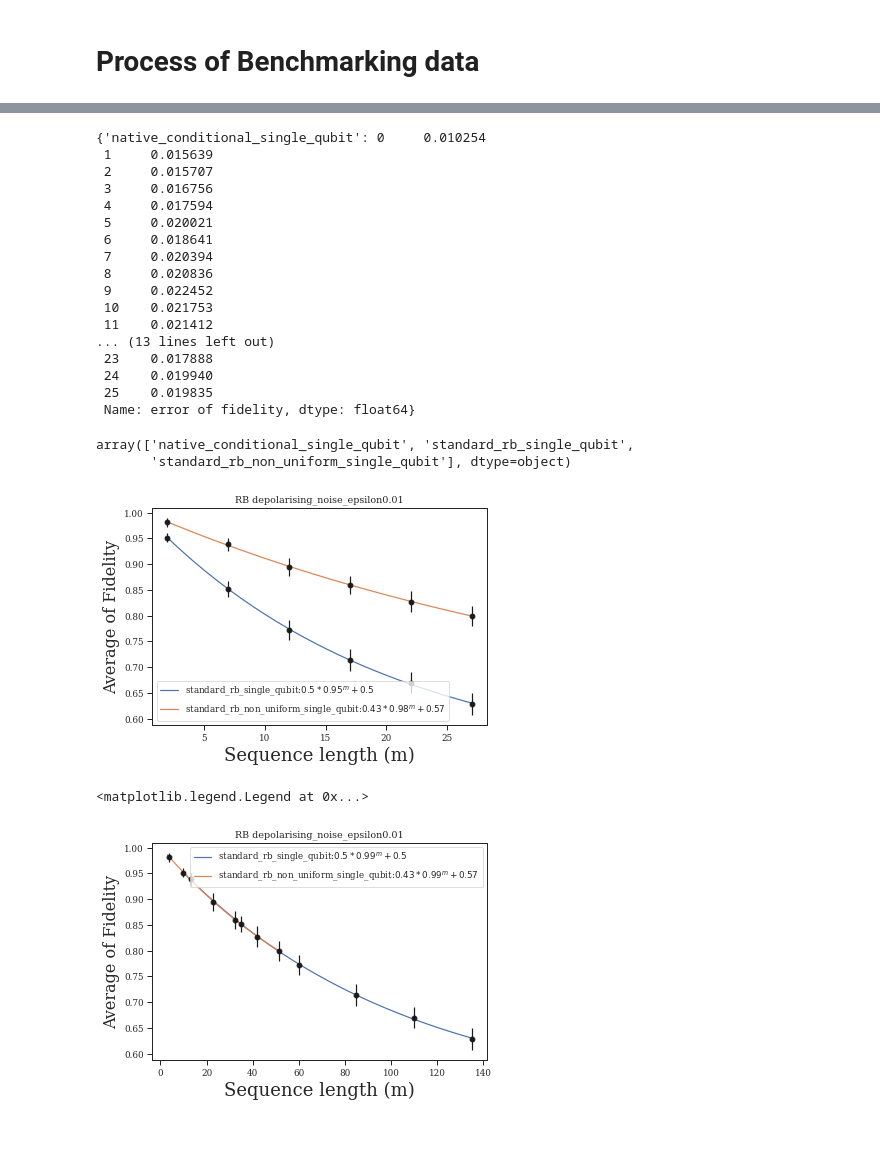
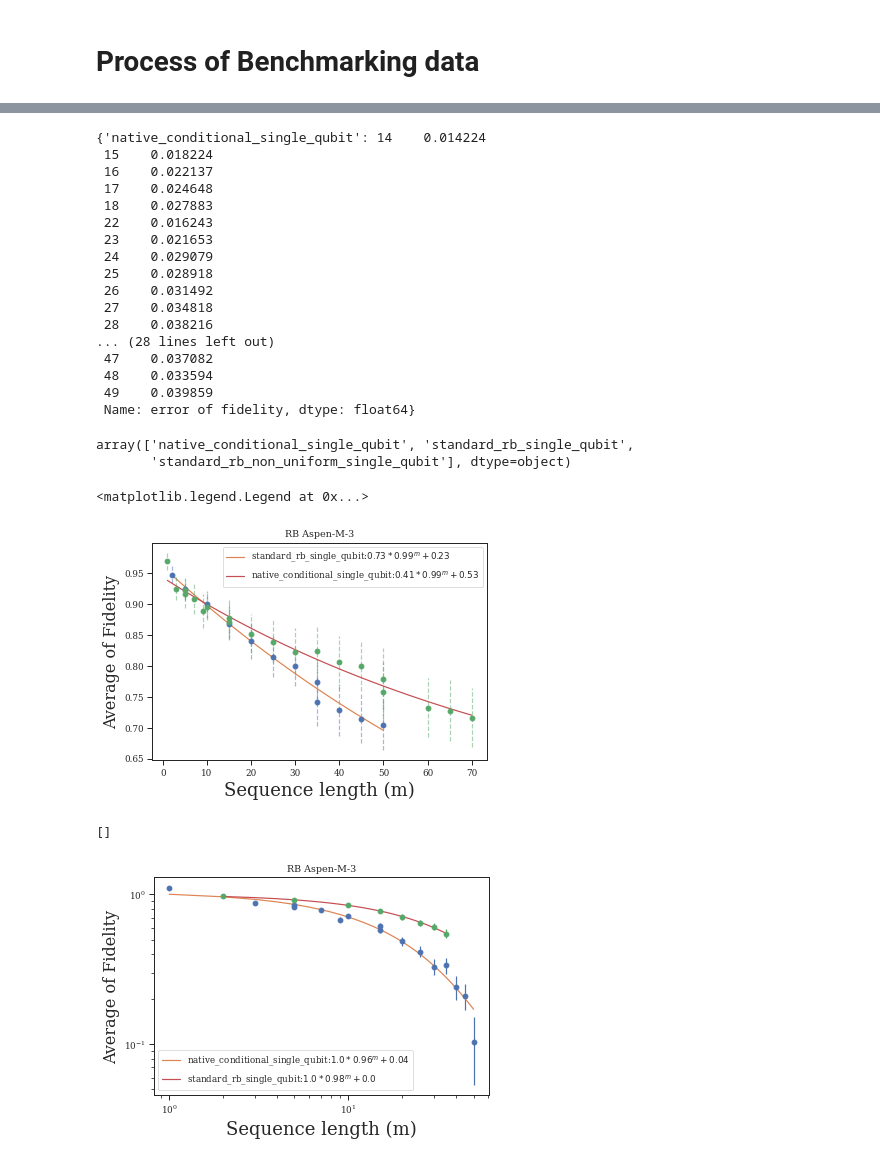
Before and after one commit to mmehrani/Randomized_Benchmarking_protocol, a Jupyter notebook: data_post_processing.ipynb, the cells around one changed output, grey strips where cells are left out. Drawn from its saved outputs; the diff is of its cells as text; code cells hidden in the pictures; blank space fills up the shorter version.

```diff
--- a/data_post_processing.ipynb
+++ b/data_post_processing.ipynb
@@ -24,12 +24,12 @@ k_m = 200 #number of sequences
 n_m = 500 #number of shots
 
 epsilon = 0.01
-machine_title = '1q-qvm'
-# machine_title = 'Aspen-M-3'
+# machine_title = '1q-qvm'
+machine_title = 'Aspen-M-3'
 # noise_model = 'depolarising_noise'
 noisy_machine = machine_title
 
-noisy_machine = 'depolarising_noise' + '_epsilon{}'.format(epsilon)
+# noisy_machine = 'depolarising_noise' + '_epsilon{}'.format(epsilon)
 # noise_model = 'z_noise'
 path = os.path.join( os.getcwd(), 'output_storage', noisy_machine)
 # %%
@@ -102,22 +102,22 @@ df
 # %%
 err_fdlty_dict
 # %% [output]
-{'native_conditional_single_qubit': 0     0.010254
- 1     0.015639
- 2     0.015707
- 3     0.016756
- 4     0.017594
- 5     0.020021
- 6     0.018641
- 7     0.020394
- 8     0.020836
- 9     0.022452
- 10    0.021753
- 11    0.021412
-... (13 lines left out)
- 23    0.017888
- 24    0.019940
- 25    0.019835
+{'native_conditional_single_qubit': 14    0.014224
+ 15    0.018224
+ 16    0.022137
+ 17    0.024648
+ 18    0.027883
+ 22    0.016243
+ 23    0.021653
+ 24    0.029079
+ 25    0.028918
+ 26    0.031492
+ 27    0.034818
+ 28    0.038216
+... (28 lines left out)
+ 47    0.037082
+ 48    0.033594
+ 49    0.039859
  Name: error of fidelity, dtype: float64}
 # %%
 bench_versions
@@ -128,8 +128,10 @@ array(['native_conditional_single_qubit', 'standard_rb_single_qubit',
 fig = plt.figure()
 ax = fig.add_subplot()
 
-for version in ['standard_rb_single_qubit', 'standard_rb_non_uniform_single_qubit']:
-# for version in ['standard_rb_single_qubit', 'native_conditional_single_qubit']:
+# for version in ['native_conditional_single_qubit', 'standard_rb_non_uniform_single_qubit']:
+# for version in ['standard_rb_single_qubit', 'standard_rb_non_uniform_single_qubit']:
+# for version in ['standard_rb_single_qubit', 'native_conditional_single_qubit', 'standard_rb_non_uniform_single_qubit']:
+for version in ['standard_rb_single_qubit', 'native_conditional_single_qubit']:
 # for version in ['native_conditional_conditional_two_qubits']:
 # for version in ['native_conditional_single_qubit']:
 #     plot_bench_arrays(ax, version, epsilon)
@@ -143,27 +145,29 @@ ax.set_title(r'RB {}'.format(noisy_machine))
 
 plt.legend()
 
-fig.savefig(os.path.join(path, 'RB_{}.png'.format(target_qubits)))
+# plt.loglog()
+# fig.savefig(os.path.join(path, 'RB_{}.png'.format(target_qubits)))
 # %% [output]
+<matplotlib.legend.Legend at 0x...>
-[figure, old version]
+[figure, new version]
 # %%
 fig = plt.figure()
 ax = fig.add_subplot()
 
-plot_decay(ordered_layers_dict['standard_rb_single_qubit'][:]*5, avg_fdlty_dict['standard_rb_single_qubit'][:],
+plot_decay(ordered_layers_dict['native_conditional_single_qubit'][:], (avg_fdlty_dict['native_conditional_single_qubit'][:] -0.76)/0.19,
+           err_fdlty_dict['native_conditional_single_qubit'][:], label = 'native_conditional_single_qubit', axes = ax)
+
+plot_decay(ordered_layers_dict['standard_rb_single_qubit'][:], (avg_fdlty_dict['standard_rb_single_qubit'][:] - 0.55)/0.41,
            err_fdlty_dict['standard_rb_single_qubit'][:], label = 'standard_rb_single_qubit', axes = ax)
-
-plot_decay(ordered_layers_dict['standard_rb_non_uniform_single_qubit'][:]*1.91, avg_fdlty_dict['standard_rb_non_uniform_single_qubit'][:],
-           err_fdlty_dict['standard_rb_non_uniform_single_qubit'][:], label = 'standard_rb_non_uniform_single_qubit', axes = ax)
 
 # plt.loglog()
 ax.set_xlabel('Sequence length (m)', fontsize=18)
 ax.set_ylabel('Average of Fidelity', fontsize=16)
 ax.set_title(r'RB {}'.format(noisy_machine))
 
 plt.legend()
-
+plt.loglog()
 # fig.savefig(os.path.join(path, 'RB_{}.png'.format(target_qubits)))
 # %% [output]
-<matplotlib.legend.Legend at 0x...>
+[]
-[figure, old version]
+[figure, new version]
```
Also changed, not shown: parts of 2 cells of this notebook, 1 other file.
